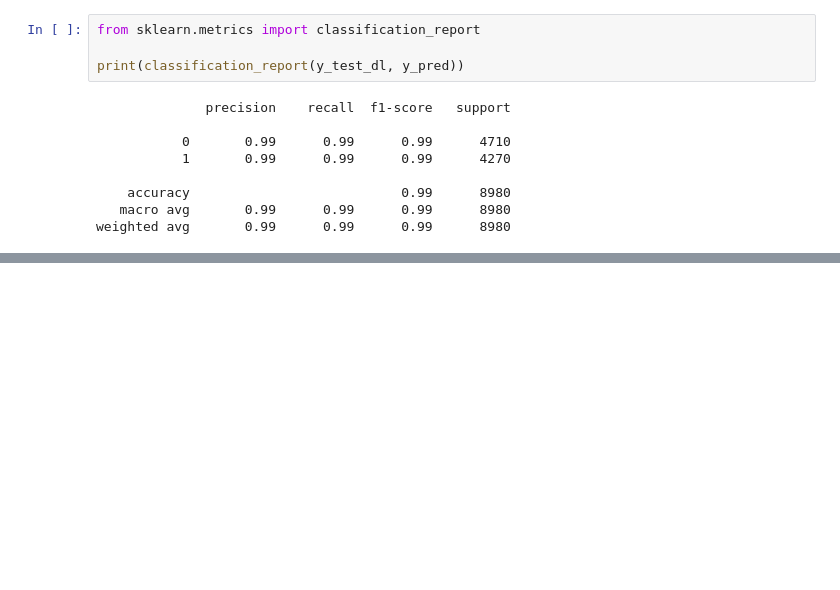
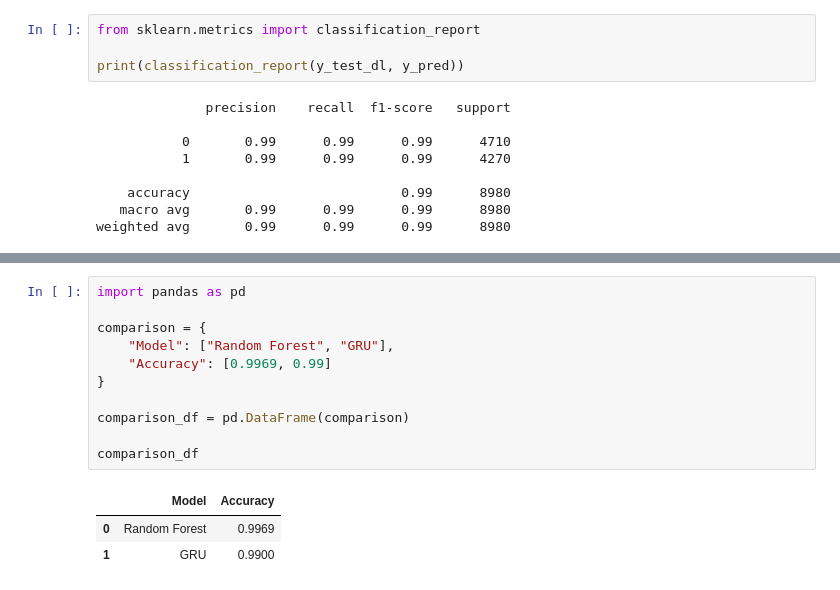
Before and after one commit to Dewnan/NLP_Group_15, a Jupyter notebook: notebooks/sahan_random_forest.ipynb, the cells around one changed output, grey strips where cells are left out. Drawn from its saved outputs; the diff is of its cells as text; blank space fills up the shorter version.

Commit message:
Added model comparison

```diff
--- a/notebooks/sahan_random_forest.ipynb
+++ b/notebooks/sahan_random_forest.ipynb
@@ -382,0 +383,15 @@ print(cm)
+# %%
+import pandas as pd
+
+comparison = {
+    "Model": ["Random Forest", "GRU"],
+    "Accuracy": [0.9969, 0.99]
+}
+
+comparison_df = pd.DataFrame(comparison)
+
+comparison_df
+# %% [output]
+|  | Model | Accuracy |
+| 0 | Random Forest | 0.9969 |
+| 1 | GRU | 0.9900 |
```
Also changed, not shown: parts of 3 cells of this notebook.
